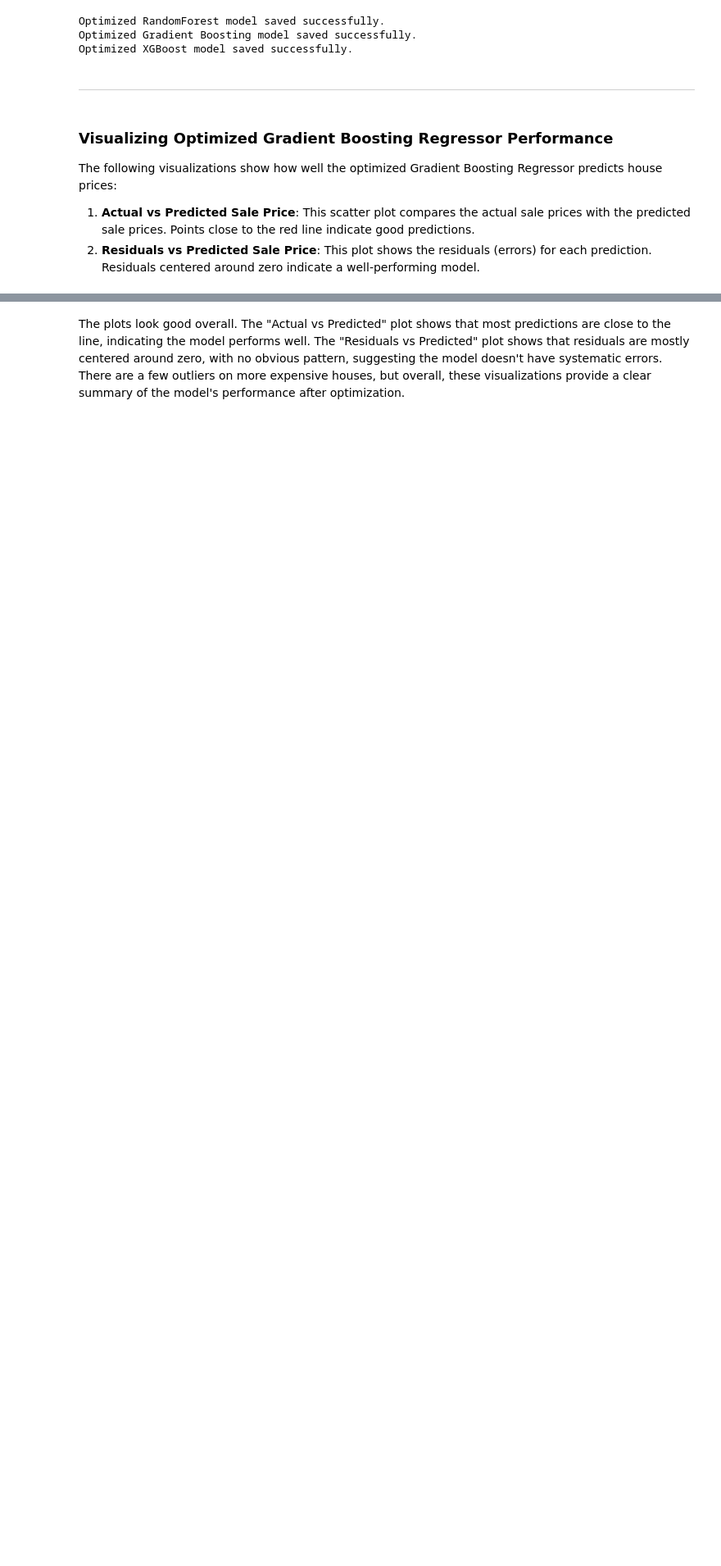
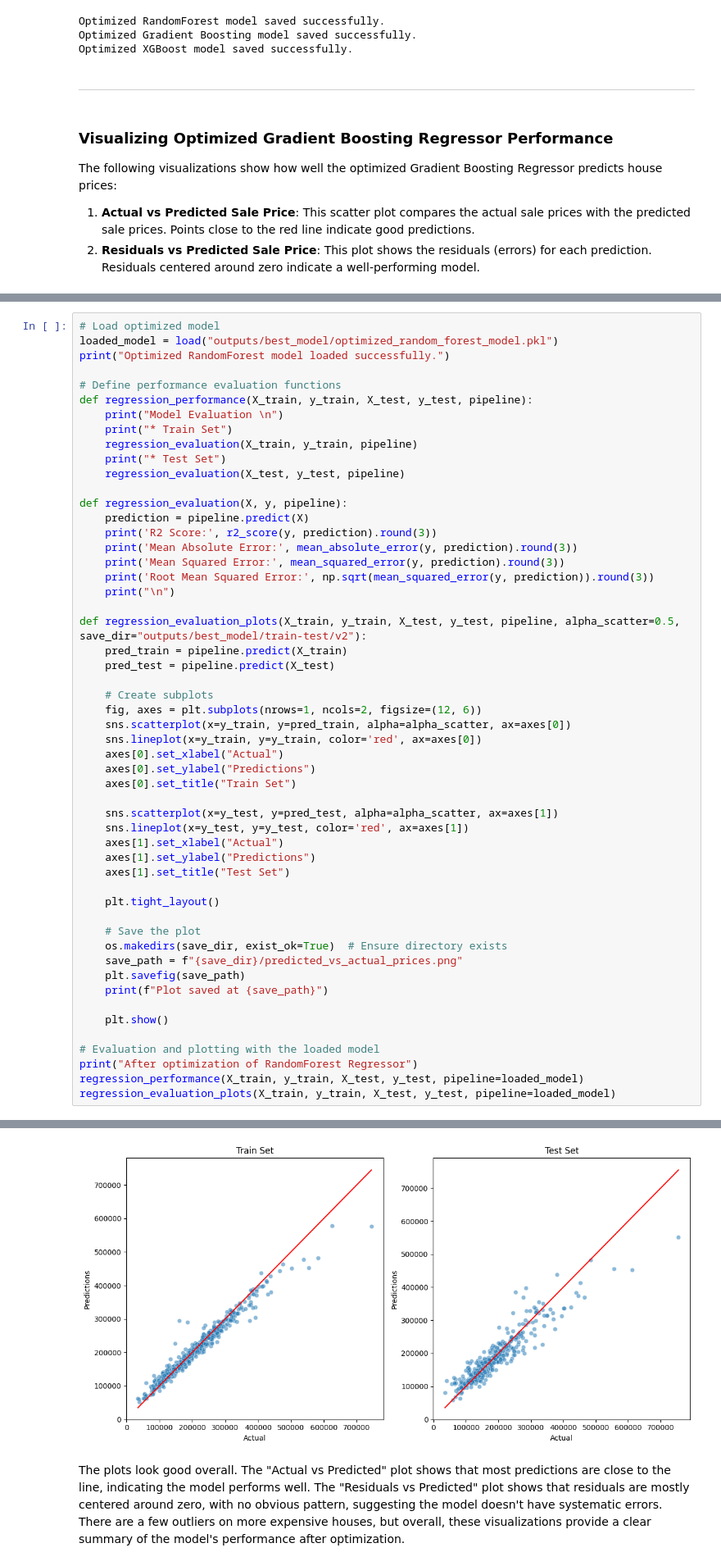
Before and after one commit to Patteerrik/Heritage-Housing-Issues, a Jupyter notebook: jupyter_notebooks/Sales-price-prediction.ipynb, the cells around one changed output, grey strips where cells are left out. Shown at 82% size. Cells and saved outputs as stored; diff of their text form; blank space fills up the shorter version.

Commit message:
Refactored model evaluation and plotting with loaded model

```diff
--- a/jupyter_notebooks/Sales-price-prediction.ipynb
+++ b/jupyter_notebooks/Sales-price-prediction.ipynb
@@ -409,0 +376,54 @@ Model used for predictions: Optimized RandomForest Regressor
+# %%
+# Load optimized model
+loaded_model = load("outputs/best_model/optimized_random_forest_model.pkl")
+print("Optimized RandomForest model loaded successfully.")
+
+# Define performance evaluation functions
+def regression_performance(X_train, y_train, X_test, y_test, pipeline):
+    print("Model Evaluation \n")
+    print("* Train Set")
+    regression_evaluation(X_train, y_train, pipeline)
+    print("* Test Set")
+    regression_evaluation(X_test, y_test, pipeline)
+
+def regression_evaluation(X, y, pipeline):
+    prediction = pipeline.predict(X)
+    print('R2 Score:', r2_score(y, prediction).round(3))
+    print('Mean Absolute Error:', mean_absolute_error(y, prediction).round(3))
+    print('Mean Squared Error:', mean_squared_error(y, prediction).round(3))
+    print('Root Mean Squared Error:', np.sqrt(mean_squared_error(y, prediction)).round(3))
+    print("\n")
+
+def regression_evaluation_plots(X_train, y_train, X_test, y_test, pipeline, alpha_scatter=0.5, save_dir="outputs/best_model/train-test/v2"):
+    pred_train = pipeline.predict(X_train)
+    pred_test = pipeline.predict(X_test)
+
+    # Create subplots
+    fig, axes = plt.subplots(nrows=1, ncols=2, figsize=(12, 6))
+    sns.scatterplot(x=y_train, y=pred_train, alpha=alpha_scatter, ax=axes[0])
+    sns.lineplot(x=y_train, y=y_train, color='red', ax=axes[0])
+    axes[0].set_xlabel("Actual")
+    axes[0].set_ylabel("Predictions")
+    axes[0].set_title("Train Set")
+
+    sns.scatterplot(x=y_test, y=pred_test, alpha=alpha_scatter, ax=axes[1])
+    sns.lineplot(x=y_test, y=y_test, color='red', ax=axes[1])
+    axes[1].set_xlabel("Actual")
+    axes[1].set_ylabel("Predictions")
+    axes[1].set_title("Test Set")
+
+    plt.tight_layout()
+
+    # Save the plot
+    os.makedirs(save_dir, exist_ok=True)  # Ensure directory exists
+    save_path = f"{save_dir}/predicted_vs_actual_prices.png"
+    plt.savefig(save_path)
+    print(f"Plot saved at {save_path}")
+
+    plt.show()
+
+# Evaluation and plotting with the loaded model
+print("After optimization of RandomForest Regressor")
+regression_performance(X_train, y_train, X_test, y_test, pipeline=loaded_model)
+regression_evaluation_plots(X_train, y_train, X_test, y_test, pipeline=loaded_model)
+# %% [output]
@@ -410,2 +449,3 @@ Model used for predictions: Optimized RandomForest Regressor
+[figure, added]
 # %% [markdown]
 The plots look good overall. The "Actual vs Predicted" plot shows that most predictions are close to the line, indicating the model performs well. The "Residuals vs Predicted" plot shows that residuals are mostly centered around zero, with no obvious pattern, suggesting the model doesn't have systematic errors. There are a few outliers on more expensive houses, but overall, these visualizations provide a clear summary of the model's performance after optimization.
```
Also changed, not shown: parts of 3 cells of this notebook.
